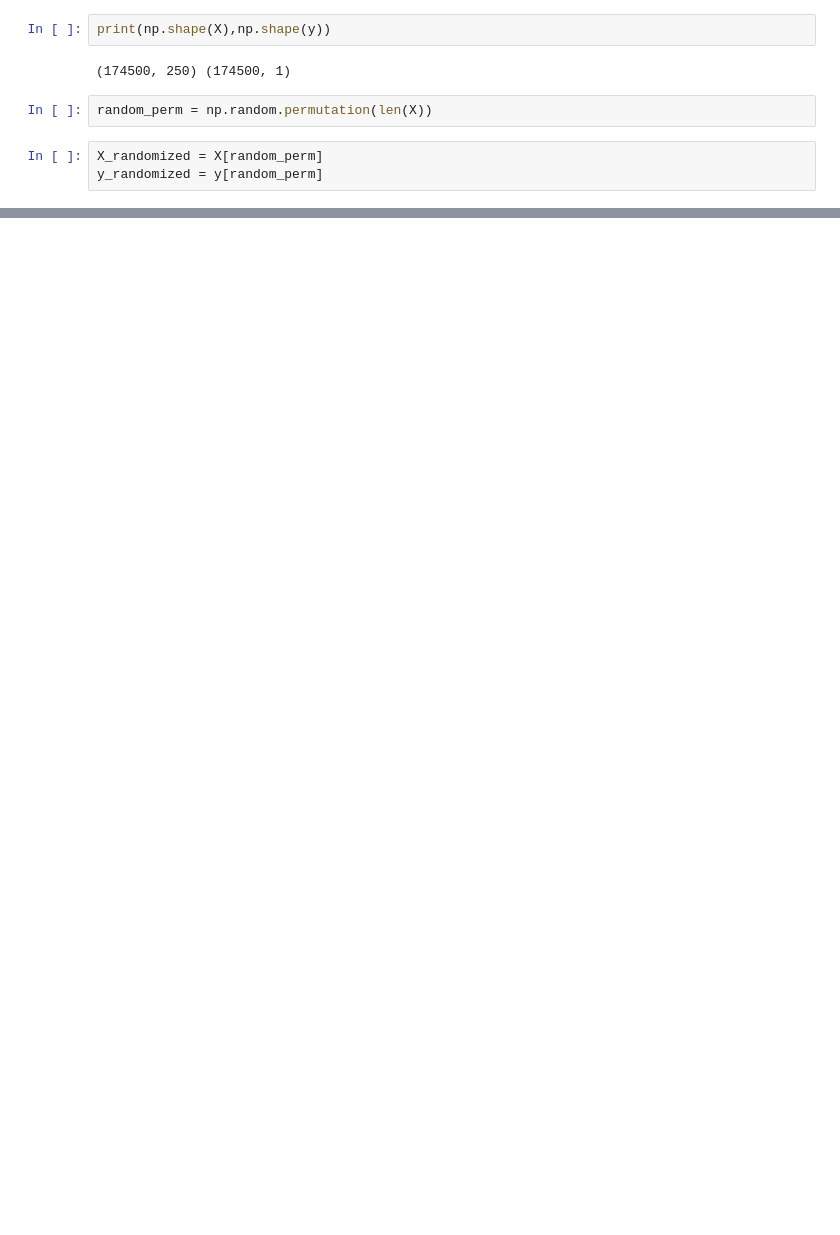
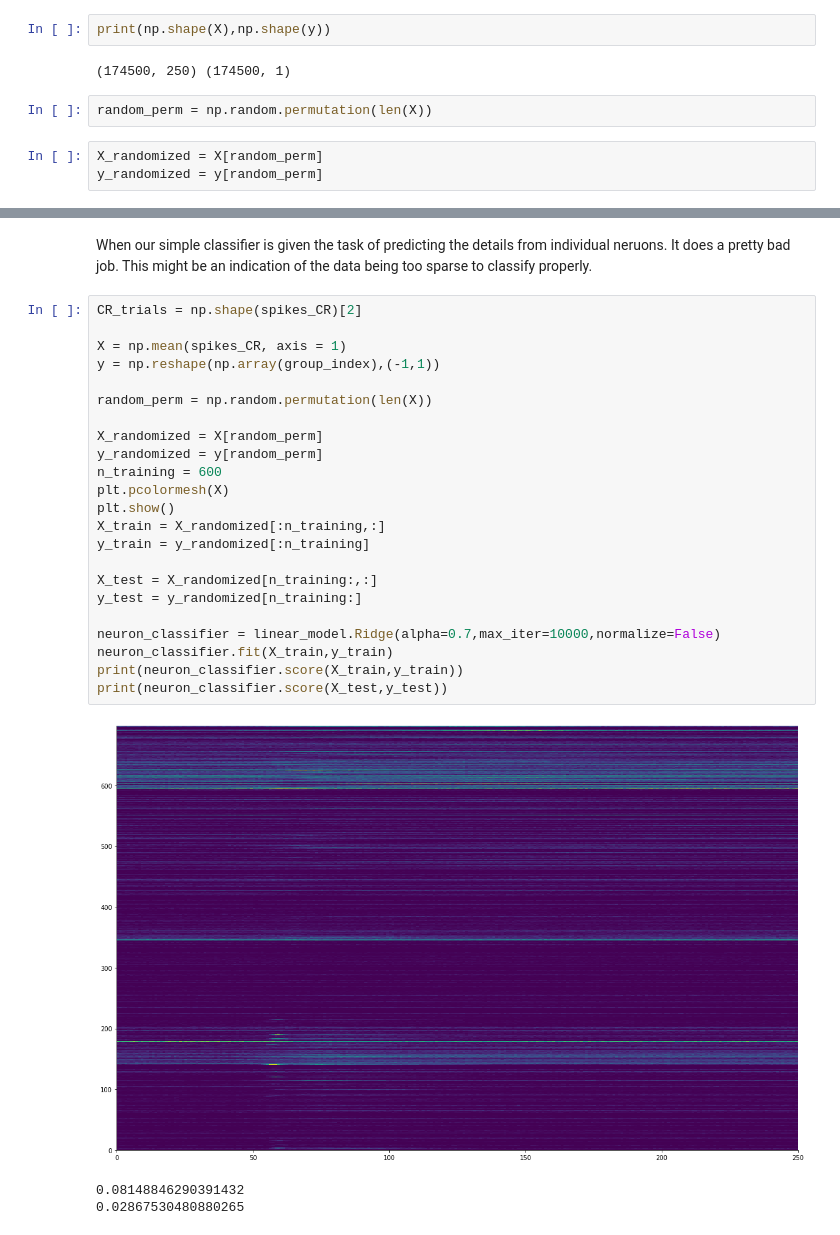
Before and after one commit to tipsyfermion/NMA_Mapping_Brain_Networks_2020, a Jupyter notebook: code/dataAnalysis.ipynb, the cells around one changed output, grey strips where cells are left out. Drawn from its saved outputs; the diff is of its cells as text; blank space fills up the shorter version.

```diff
--- a/code/dataAnalysis.ipynb
+++ b/code/dataAnalysis.ipynb
@@ -300,0 +323,29 @@ print(neuron_classifier.score(X_test,y_test))
+# %% [markdown]
+When our simple classifier is given the task of predicting the details from individual neruons. It does a pretty bad job. This might be an indication of the data being too sparse to classify properly.
+# %%
+CR_trials = np.shape(spikes_CR)[2]
+
+X = np.mean(spikes_CR, axis = 1)
+y = np.reshape(np.array(group_index),(-1,1))
+
+random_perm = np.random.permutation(len(X))
+
+X_randomized = X[random_perm]
+y_randomized = y[random_perm]
+n_training = 600
+plt.pcolormesh(X)
+plt.show()
+X_train = X_randomized[:n_training,:]
+y_train = y_randomized[:n_training]
+
+X_test = X_randomized[n_training:,:]
+y_test = y_randomized[n_training:]
+
+neuron_classifier = linear_model.Ridge(alpha=0.7,max_iter=10000,normalize=False)
+neuron_classifier.fit(X_train,y_train)
+print(neuron_classifier.score(X_train,y_train))
+print(neuron_classifier.score(X_test,y_test))
+# %% [output]
+[figure, added]
+0.08148846290391432
+0.02867530480880265
```
Also changed, not shown: parts of 7 cells of this notebook.
